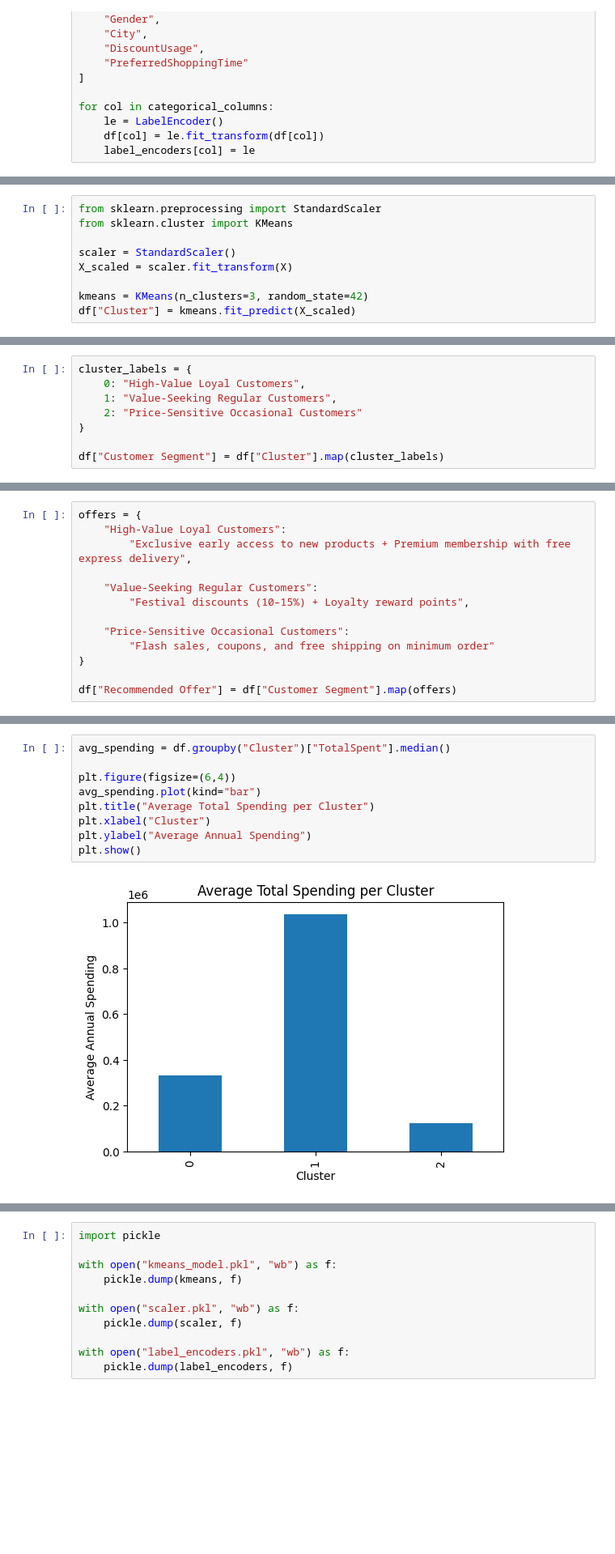
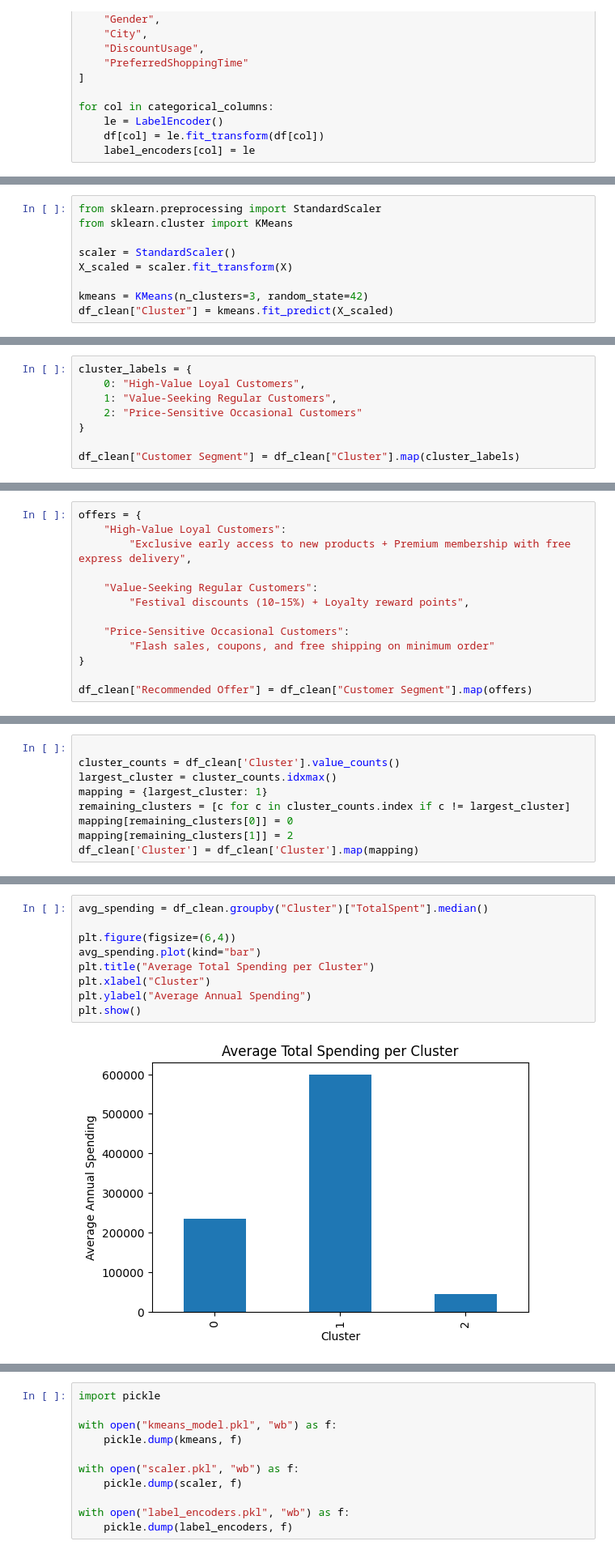
Before and after one commit to amannmishraa/ML_Workspace_MBRDI, a Jupyter notebook: ML_test.ipynb, the cells around one changed output, grey strips where cells are left out. Shown at 81% size. Saved outputs shown, nothing was run; the diff lists cells and outputs as text; blank space fills up the shorter version.

```diff
--- a/ML_test.ipynb
+++ b/ML_test.ipynb
@@ -64,4 +86,4 @@ scaler = StandardScaler()
 X_scaled = scaler.fit_transform(X)
 
 kmeans = KMeans(n_clusters=3, random_state=42)
-df["Cluster"] = kmeans.fit_predict(X_scaled)
+df_clean["Cluster"] = kmeans.fit_predict(X_scaled)
@@ -105,4 +100,4 @@ cluster_labels = {
     2: "Price-Sensitive Occasional Customers"
 }
 
-df["Customer Segment"] = df["Cluster"].map(cluster_labels)
+df_clean["Customer Segment"] = df_clean["Cluster"].map(cluster_labels)
@@ -118,4 +119,4 @@ offers = {
         "Flash sales, coupons, and free shipping on minimum order"
 }
 
-df["Recommended Offer"] = df["Customer Segment"].map(offers)
+df_clean["Recommended Offer"] = df_clean["Customer Segment"].map(offers)
@@ -141,0 +149,9 @@ print(df_final.head())
+# %%
+
+cluster_counts = df_clean['Cluster'].value_counts()
+largest_cluster = cluster_counts.idxmax()
+mapping = {largest_cluster: 1}
+remaining_clusters = [c for c in cluster_counts.index if c != largest_cluster]
+mapping[remaining_clusters[0]] = 0
+mapping[remaining_clusters[1]] = 2
+df_clean['Cluster'] = df_clean['Cluster'].map(mapping)
@@ -154,12 +176,12 @@ plt.show()
 # %%
-avg_spending = df.groupby("Cluster")["TotalSpent"].median()
+avg_spending = df_clean.groupby("Cluster")["TotalSpent"].median()
 
 plt.figure(figsize=(6,4))
 avg_spending.plot(kind="bar")
 plt.title("Average Total Spending per Cluster")
 plt.xlabel("Cluster")
 plt.ylabel("Average Annual Spending")
 plt.show()
 # %% [output]
-[figure, old version]
+[figure, new version]
 # %%
```
Also changed, not shown: parts of 13 cells of this notebook, 5 other files.
